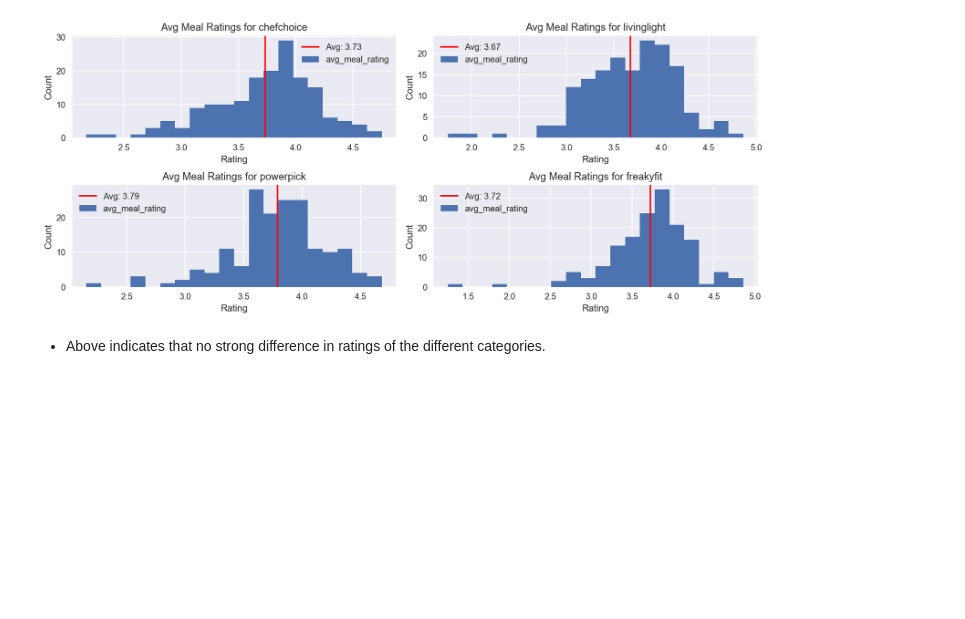
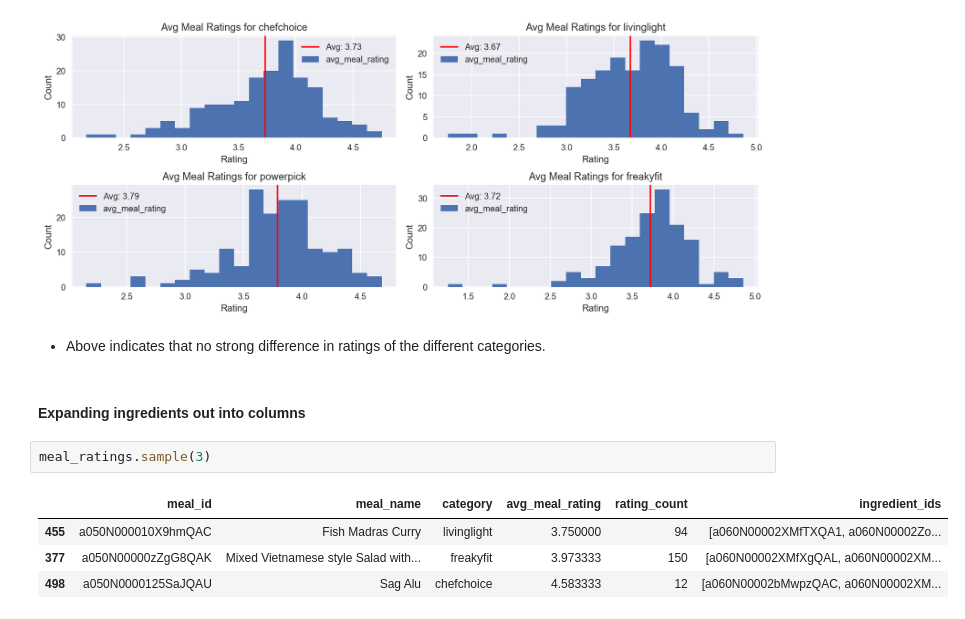
Before and after one commit to noahschumacher/smunch-user-food-analysis, a Jupyter notebook: eda/eda3_rating.ipynb, the cells around one changed output. Cells and saved outputs as stored; diff of their text form; blank space fills up the shorter version.

```diff
--- a/eda/eda3_rating.ipynb
+++ b/eda/eda3_rating.ipynb
@@ -77,3 +80,12 @@ plt.show()
 [figure]
 # %% [markdown]
 * Above indicates that no strong difference in ratings of the different categories.
+# %% [markdown]
+#### Expanding ingredients out into columns
+# %%
+meal_ratings.sample(3)
+# %% [output]
+|  | meal_id | meal_name | category | avg_meal_rating | rating_count | ingredient_ids |
+| 455 | a050N000010X9hmQAC | Fish Madras Curry | livinglight | 3.750000 | 94 | [a060N00002XMfTXQA1, a060N00002Zo... |
+| 377 | a050N00000zZgG8QAK | Mixed Vietnamese style Salad with... | freakyfit | 3.973333 | 150 | [a060N00002XMfXgQAL, a060N00002XM... |
+| 498 | a050N0000125SaJQAU | Sag Alu | chefchoice | 4.583333 | 12 | [a060N00002bMwpzQAC, a060N00002XM... |
```
Also changed, not shown: parts of 5 cells of this notebook.
